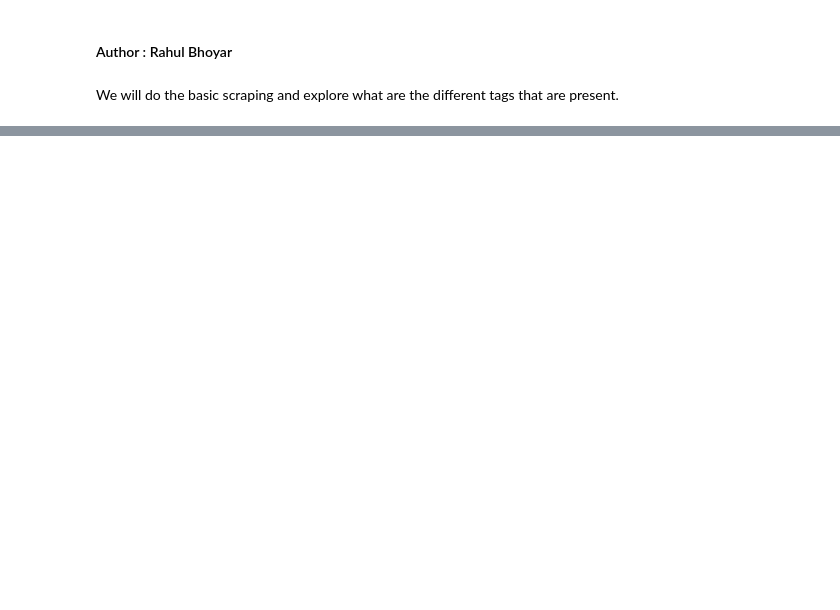
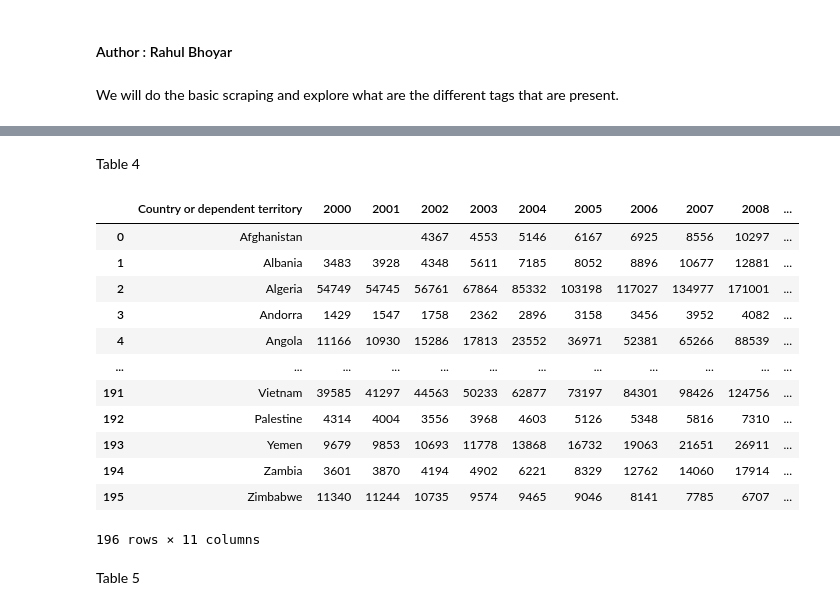
Before and after one commit to rahulbhoyar1995/Web-Scraping-with-Python, a Jupyter notebook: project_1_scraping_website_tables_data_using_bs4/1_basic_scraping_using_bs4.ipynb, the cells around one changed output, grey strips where cells are left out. Drawn from its saved outputs; the diff is of its cells as text; code cells hidden in the pictures; blank space fills up the shorter version.

```diff
--- a/project_1_scraping_website_tables_data_using_bs4/1_basic_scraping_using_bs4.ipynb
+++ b/project_1_scraping_website_tables_data_using_bs4/1_basic_scraping_using_bs4.ipynb
@@ -88,0 +174,27 @@ Revision History: []
+# %% [markdown]
+Table 4
+# %%
+import pandas as pd
+
+table_4 = tables[3]
+table_data = [[clean_text(td.text.strip()) for td in row.find_all(['th', 'td'])] for row in table_4.find_all('tr')]
+
+column_names = table_data[0]
+df = pd.DataFrame(table_data[1:], columns=column_names)
+df
+# %% [output]
+|  | Country or dependent territory | 2000 | 2001 | 2002 | 2003 | 2004 | 2005 | 2006 | 2007 | 2008 | ... |
+| 0 | Afghanistan |  |  | 4367 | 4553 | 5146 | 6167 | 6925 | 8556 | 10297 | ... |
+| 1 | Albania | 3483 | 3928 | 4348 | 5611 | 7185 | 8052 | 8896 | 10677 | 12881 | ... |
+| 2 | Algeria | 54749 | 54745 | 56761 | 67864 | 85332 | 103198 | 117027 | 134977 | 171001 | ... |
+| 3 | Andorra | 1429 | 1547 | 1758 | 2362 | 2896 | 3158 | 3456 | 3952 | 4082 | ... |
+| 4 | Angola | 11166 | 10930 | 15286 | 17813 | 23552 | 36971 | 52381 | 65266 | 88539 | ... |
+| ... | ... | ... | ... | ... | ... | ... | ... | ... | ... | ... | ... |
+| 191 | Vietnam | 39585 | 41297 | 44563 | 50233 | 62877 | 73197 | 84301 | 98426 | 124756 | ... |
+| 192 | Palestine | 4314 | 4004 | 3556 | 3968 | 4603 | 5126 | 5348 | 5816 | 7310 | ... |
+| 193 | Yemen | 9679 | 9853 | 10693 | 11778 | 13868 | 16732 | 19063 | 21651 | 26911 | ... |
+| 194 | Zambia | 3601 | 3870 | 4194 | 4902 | 6221 | 8329 | 12762 | 14060 | 17914 | ... |
+| 195 | Zimbabwe | 11340 | 11244 | 10735 | 9574 | 9465 | 9046 | 8141 | 7785 | 6707 | ... |
+196 rows × 11 columns
+# %% [markdown]
+Table 5
```
Also changed, not shown: parts of 10 cells of this notebook, 1 other file.
